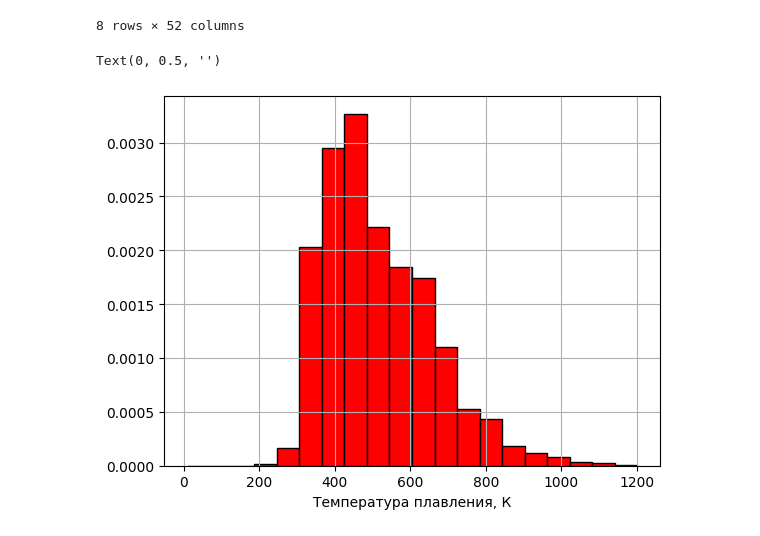
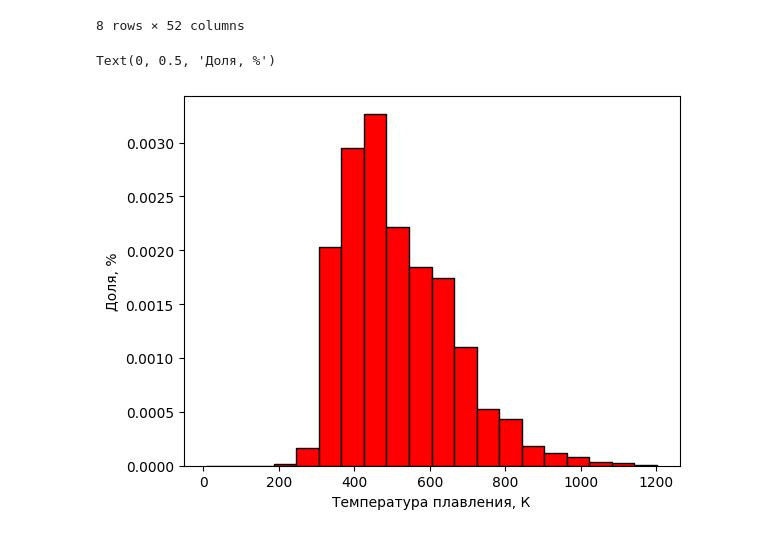
Before and after one commit to avkolchin1995/Chalcogenides-glass-prediction, a Jupyter notebook: Chalcogenides-glass-prediction.ipynb, the cells around one changed output. Saved outputs shown, nothing was run; the diff lists cells and outputs as text; code cells hidden in the pictures.

```diff
--- a/Chalcogenides-glass-prediction.ipynb
+++ b/Chalcogenides-glass-prediction.ipynb
@@ -49,18 +49,19 @@ df.describe()
 # %%
 # Гистограмма распределения температуры плавления халькогенидных стекол
 h = df['TG'].hist(
     bins=20,
     density=True,
     color='red',
-    edgecolor='black'
+    edgecolor='black',
+    grid=False
 )
 
 # Подписи к осям
 plt.xlabel('Температура плавления, К')
 plt.ylabel('Доля, %')
 # %% [output]
-Text(0, 0.5, '')
+Text(0, 0.5, 'Доля, %')
-[figure, old version]
+[figure, new version]
 # %%
 # Выделение из датасета объектов и признаков
 X_data = df.iloc[:,:-1].to_numpy() # Выделение признаков в отдельный
```
